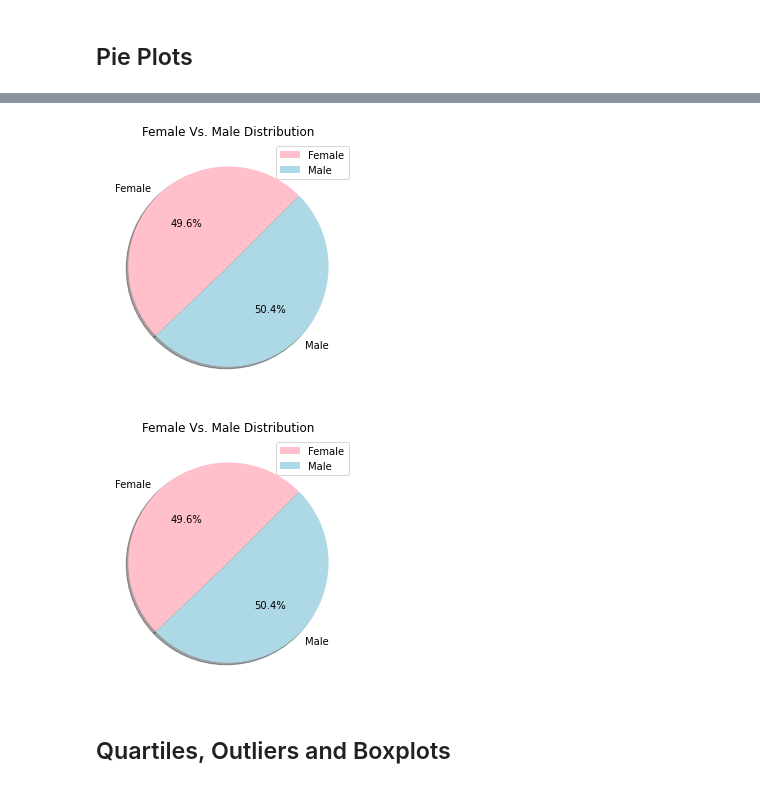
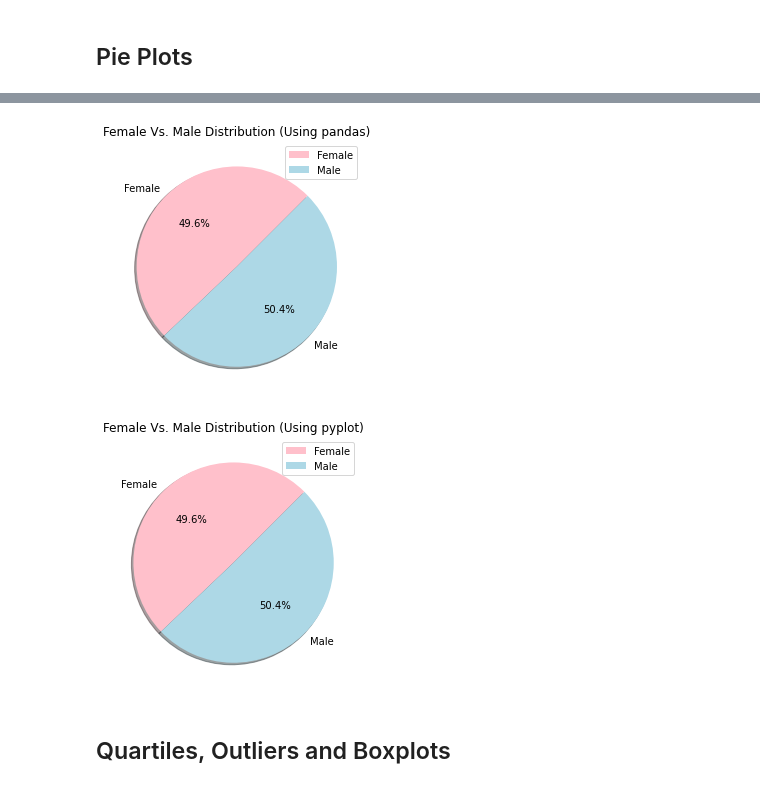
Before and after one commit to skesamsetty/matplotlib_challenge, a Jupyter notebook: Pymaceuticals/pymaceuticals_starter.ipynb, the cells around one changed output, grey strips where cells are left out. Cells and saved outputs as stored; diff of their text form; code cells hidden in the pictures.

```diff
--- a/Pymaceuticals/pymaceuticals_starter.ipynb
+++ b/Pymaceuticals/pymaceuticals_starter.ipynb
@@ -200,16 +199,16 @@ cleansed_study_results_df.head()
 # %%
 gender_summary_df = cleansed_study_results_df[['Mouse ID', 'Sex']].drop_duplicates().groupby(by='Sex').count()
 gender_summary_df.rename(columns={'Mouse ID':'Mice Count'}, inplace=True)
 colors=['pink','lightblue']
 
 # Generate a pie plot showing the distribution of female versus male mice using pandas
 gender_summary_df.plot(kind='pie', y='Mice Count', autopct = "%1.1f%%",colors=colors, shadow=True, legend=True,
-                       rotatelabels=False, startangle=45, title="Female Vs. Male Distribution").yaxis.set_visible(False)
+                       rotatelabels=False, startangle=45, title="Female Vs. Male Distribution (Using pandas)").yaxis.set_visible(False)
 
 plt.tight_layout()
 plt.show()
 # %% [output]
-[figure, old version]
+[figure, new version]
 # %%
 # Generate a pie plot showing the distribution of female versus male mice using pyplot
 try:
@@ -222,12 +221,12 @@ labels = gender_summary_df['Sex']
 sizes = gender_summary_df['Mice Count']
 plt.pie(sizes, labels = labels, colors=colors, shadow=True, rotatelabels=False, autopct = "%1.1f%%", startangle=45)
 
-plt.title("Female Vs. Male Distribution")
+plt.title("Female Vs. Male Distribution (Using pyplot)")
 
 plt.legend()
 plt.tight_layout()
 plt.show()
 # %% [output]
-[figure, old version]
+[figure, new version]
 # %% [markdown]
 ## Quartiles, Outliers and Boxplots
```
Also changed, not shown: parts of 11 cells of this notebook, 1 other file.
